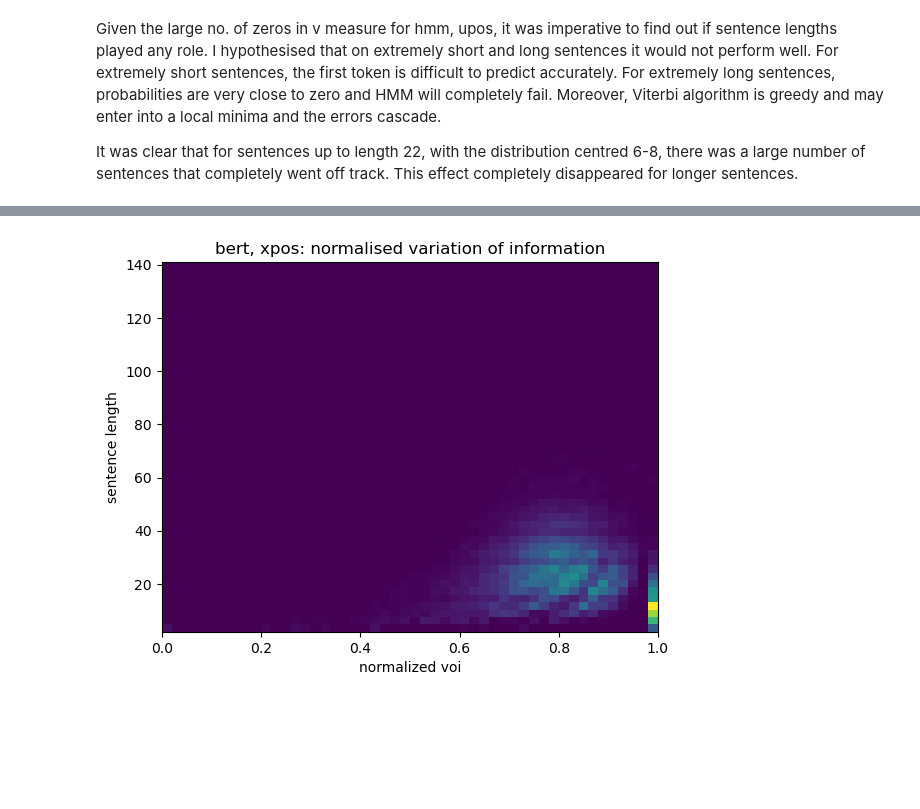
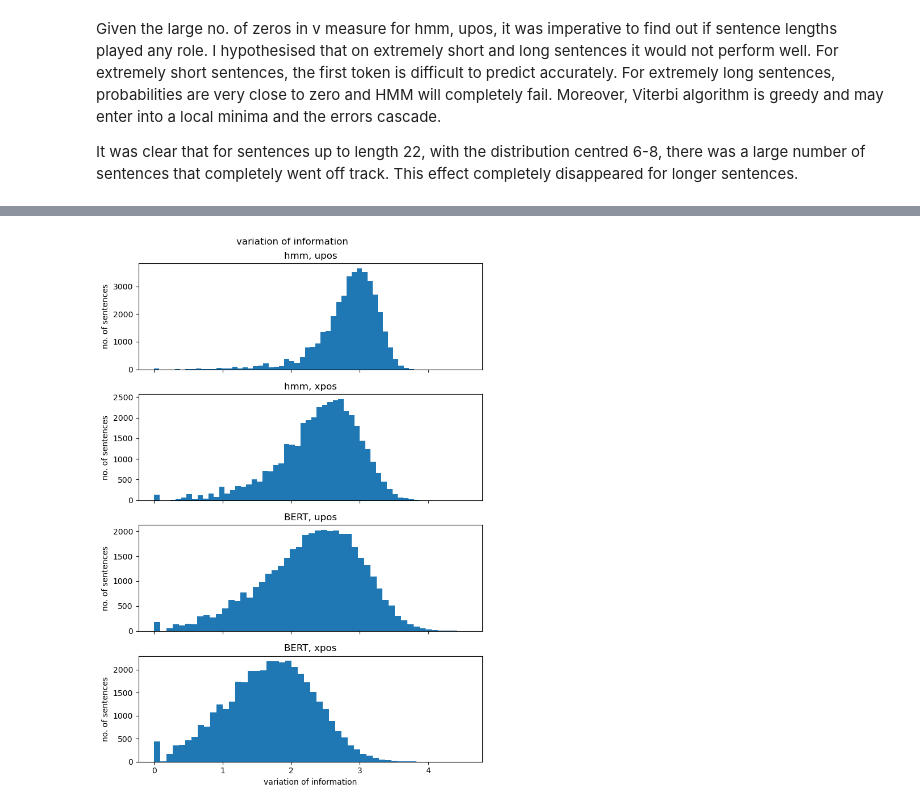
Before and after one commit to WCSin01/nlp_assignment3, a Jupyter notebook: eval_plt.ipynb, the cells around one changed output, grey strips where cells are left out. Saved outputs shown, nothing was run; the diff lists cells and outputs as text; code cells hidden in the pictures; blank space fills up the shorter version.

```diff
--- a/eval_plt.ipynb
+++ b/eval_plt.ipynb
@@ -165,10 +114,26 @@ plot_2dhist(
-# %%
-plot_2dhist(
-  bert_xpos_df["normalised voi"],
-  bert_xpos_df["sentence length"],
-  50,
-  "bert, xpos: normalised variation of information",
-  "normalized voi",
-  "sentence length")
-# %% [output]
-[figure, removed]
+# %%
+fig, ax = plt.subplots(4, 1, sharex=True)
+bins=50
+
+fig.suptitle("variation of information")
+for i in range(4):
+  ax[i].set_ylabel("no. of sentences")
+
+ax[0].set_title("hmm, upos")
+ax[0].hist(hmm_upos_df["voi"], bins=bins)
+
+ax[1].set_title("hmm, xpos")
+ax[1].hist(hmm_xpos_df["voi"], bins=bins)
+
+ax[2].set_title("BERT, upos")
+ax[2].hist(bert_upos_df["voi"], bins=bins)
+
+ax[3].set_title("BERT, xpos")
+ax[3].hist(bert_xpos_df["voi"], bins=bins)
+ax[3].set_xlabel("variation of information")
+
+fig.set_size_inches(7, 10)
+fig.tight_layout()
+plt.show()
+# %% [output]
+[figure, added]
```
Also changed, not shown: parts of 35 cells of this notebook, 10 other files.
